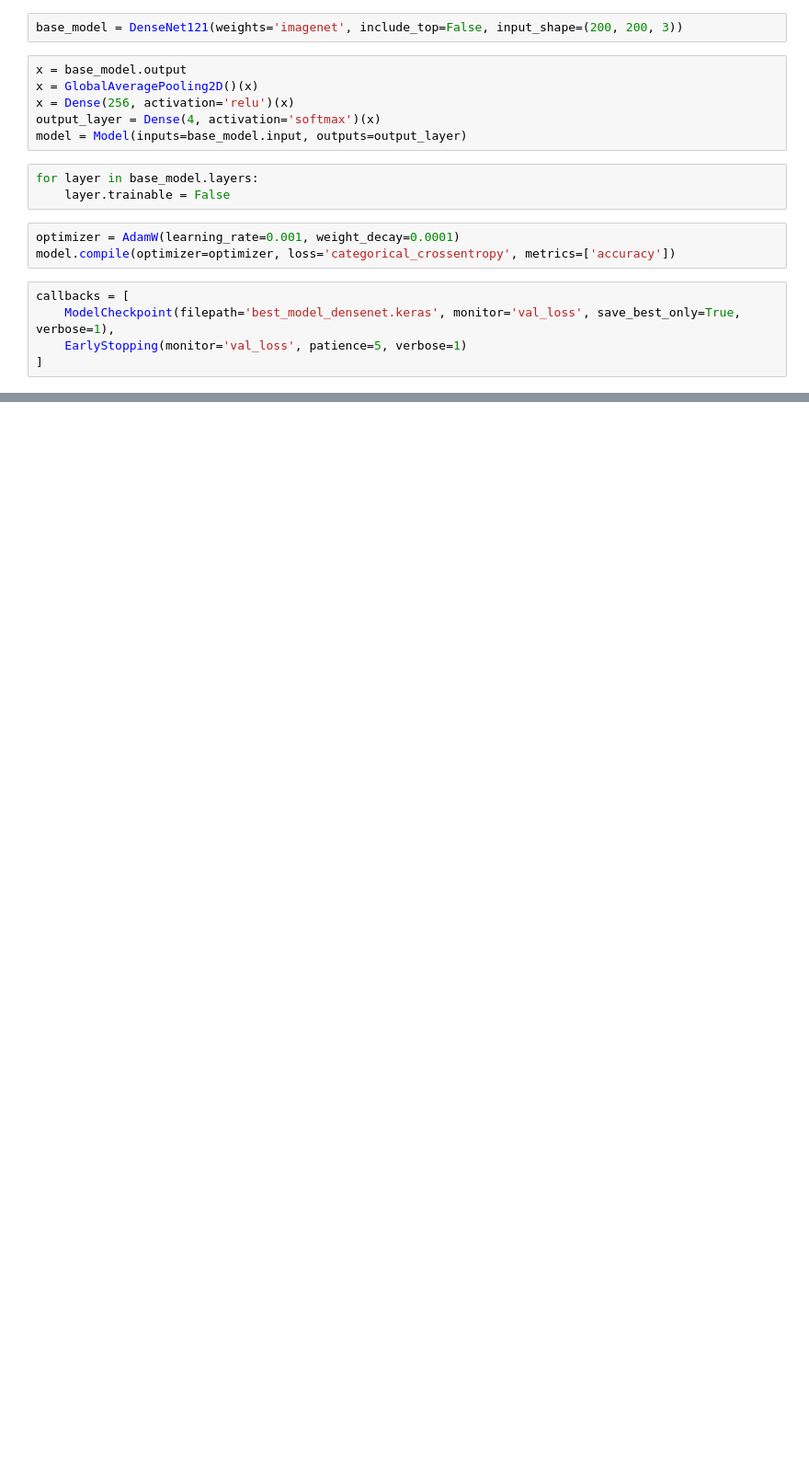
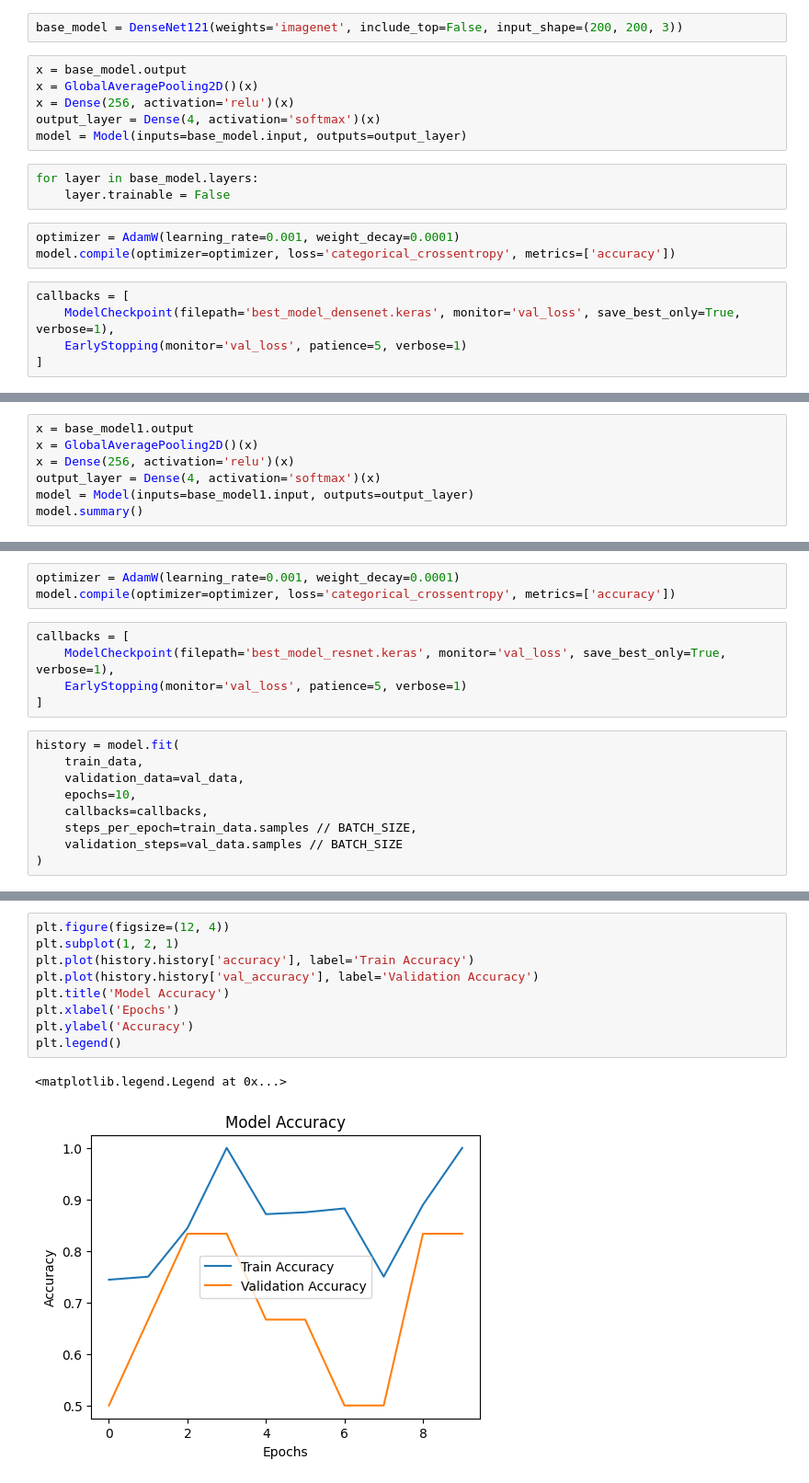
Before and after one commit to nikhil697/Kaggle-Competitions, a Jupyter notebook: lung-classification.ipynb, the cells around one changed output, grey strips where cells are left out. Shown at 92% size. Saved outputs shown, nothing was run; the diff lists cells and outputs as text; blank space fills up the shorter version.

```diff
--- a/lung-classification.ipynb
+++ b/lung-classification.ipynb
@@ -243,0 +208,7 @@ Predicted Class: PNEUMONIA
+# %%
+x = base_model1.output
+x = GlobalAveragePooling2D()(x)
+x = Dense(256, activation='relu')(x)
+output_layer = Dense(4, activation='softmax')(x)
+model = Model(inputs=base_model1.input, outputs=output_layer)
+model.summary()
@@ -243,0 +240,17 @@ Predicted Class: PNEUMONIA
+# %%
+optimizer = AdamW(learning_rate=0.001, weight_decay=0.0001)
+model.compile(optimizer=optimizer, loss='categorical_crossentropy', metrics=['accuracy'])
+# %%
+callbacks = [
+    ModelCheckpoint(filepath='best_model_resnet.keras', monitor='val_loss', save_best_only=True, verbose=1),
+    EarlyStopping(monitor='val_loss', patience=5, verbose=1)
+]
+# %%
+history = model.fit(
+    train_data,
+    validation_data=val_data,
+    epochs=10,
+    callbacks=callbacks,
+    steps_per_epoch=train_data.samples // BATCH_SIZE,
+    validation_steps=val_data.samples // BATCH_SIZE
+)
@@ -243,0 +293,12 @@ Predicted Class: PNEUMONIA
+# %%
+plt.figure(figsize=(12, 4))
+plt.subplot(1, 2, 1)
+plt.plot(history.history['accuracy'], label='Train Accuracy')
+plt.plot(history.history['val_accuracy'], label='Validation Accuracy')
+plt.title('Model Accuracy')
+plt.xlabel('Epochs')
+plt.ylabel('Accuracy')
+plt.legend()
+# %% [output]
+<matplotlib.legend.Legend at 0x...>
+[figure, added]
```
Also changed, not shown: parts of 20 cells of this notebook.
